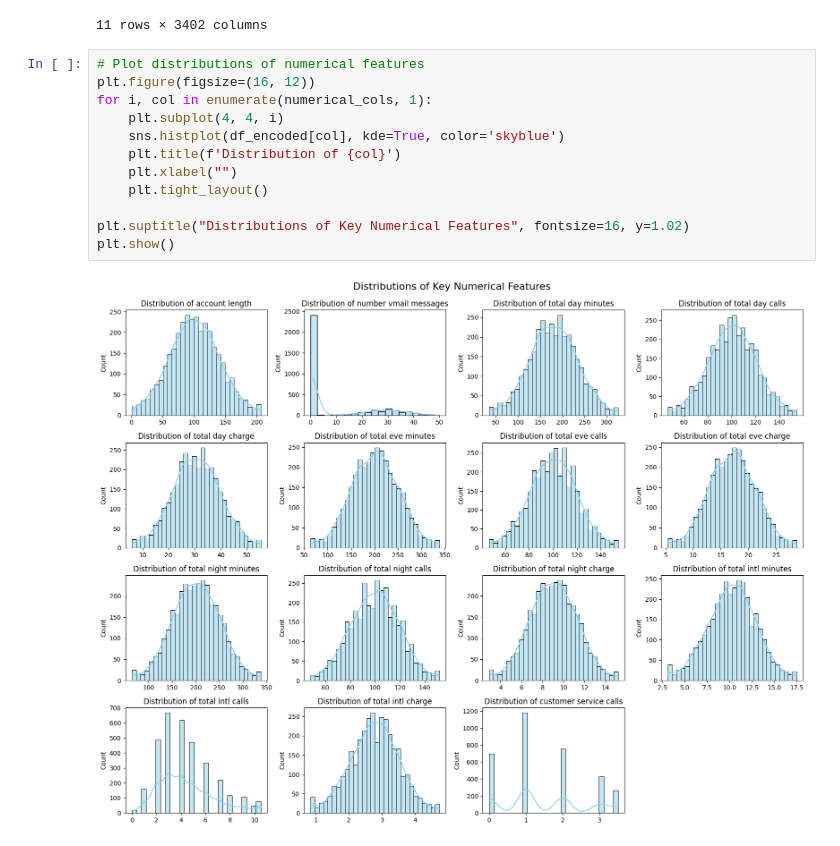
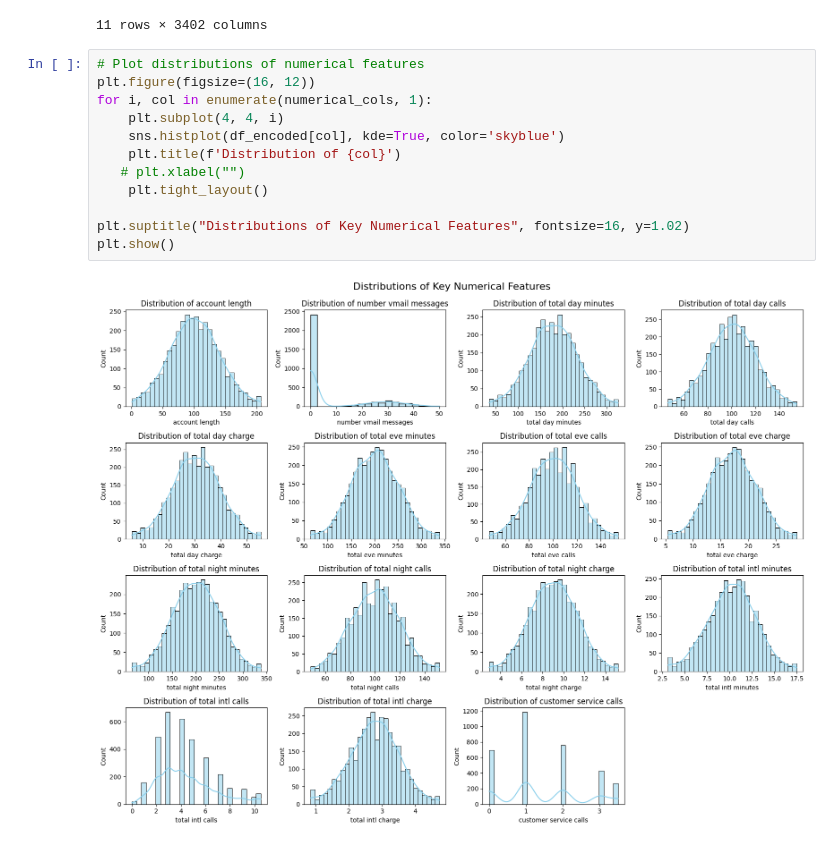
Before and after one commit to KabiraKabira7/customer_churn_modelling_phase_3_project, a Jupyter notebook: customer_churn_modeling_phase3.ipynb, the cells around one changed output. Saved outputs shown, nothing was run; the diff lists cells and outputs as text.

```diff
--- a/customer_churn_modeling_phase3.ipynb
+++ b/customer_churn_modeling_phase3.ipynb
@@ -333,14 +333,14 @@ EDA Summary Statistics:
 # %%
 # Plot distributions of numerical features
 plt.figure(figsize=(16, 12))
 for i, col in enumerate(numerical_cols, 1):
     plt.subplot(4, 4, i)
     sns.histplot(df_encoded[col], kde=True, color='skyblue')
     plt.title(f'Distribution of {col}')
-    plt.xlabel("")
+   # plt.xlabel("")
     plt.tight_layout()
 
 plt.suptitle("Distributions of Key Numerical Features", fontsize=16, y=1.02)
 plt.show()
 # %% [output]
-[figure, old version]
+[figure, new version]
```
Also changed, not shown: parts of 2 cells of this notebook.
